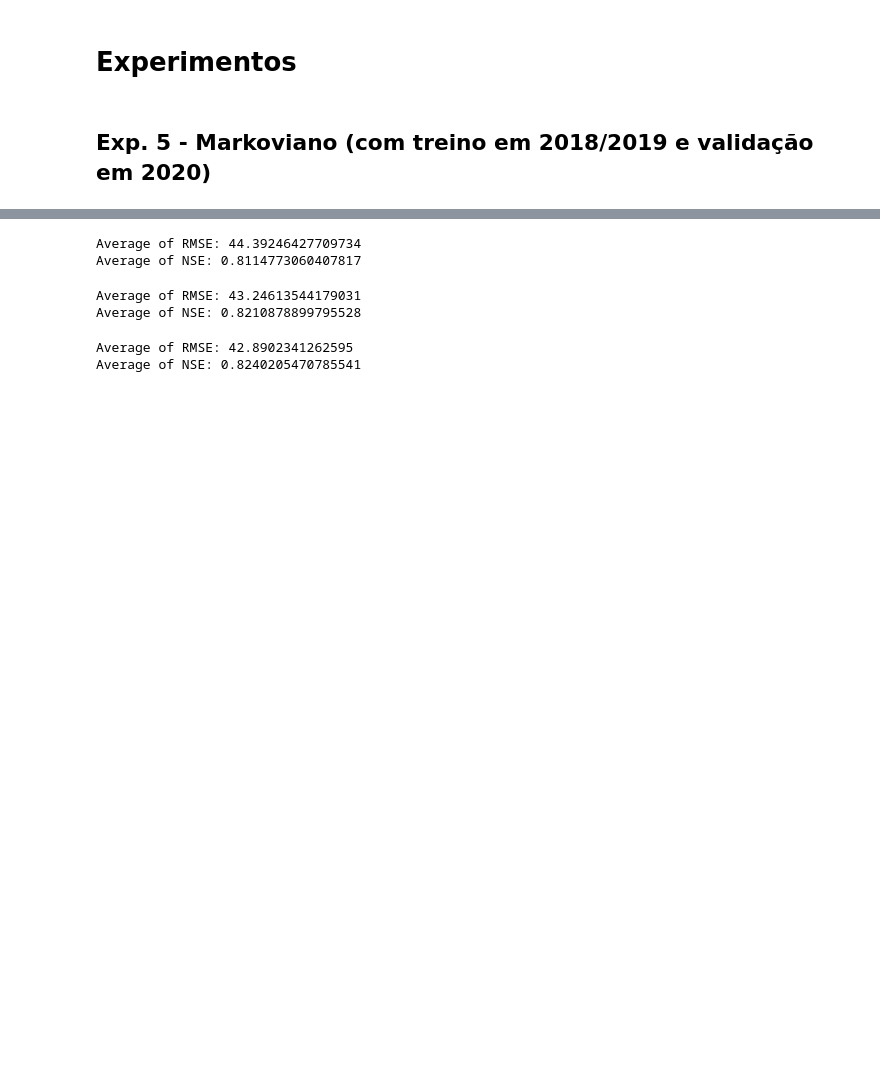
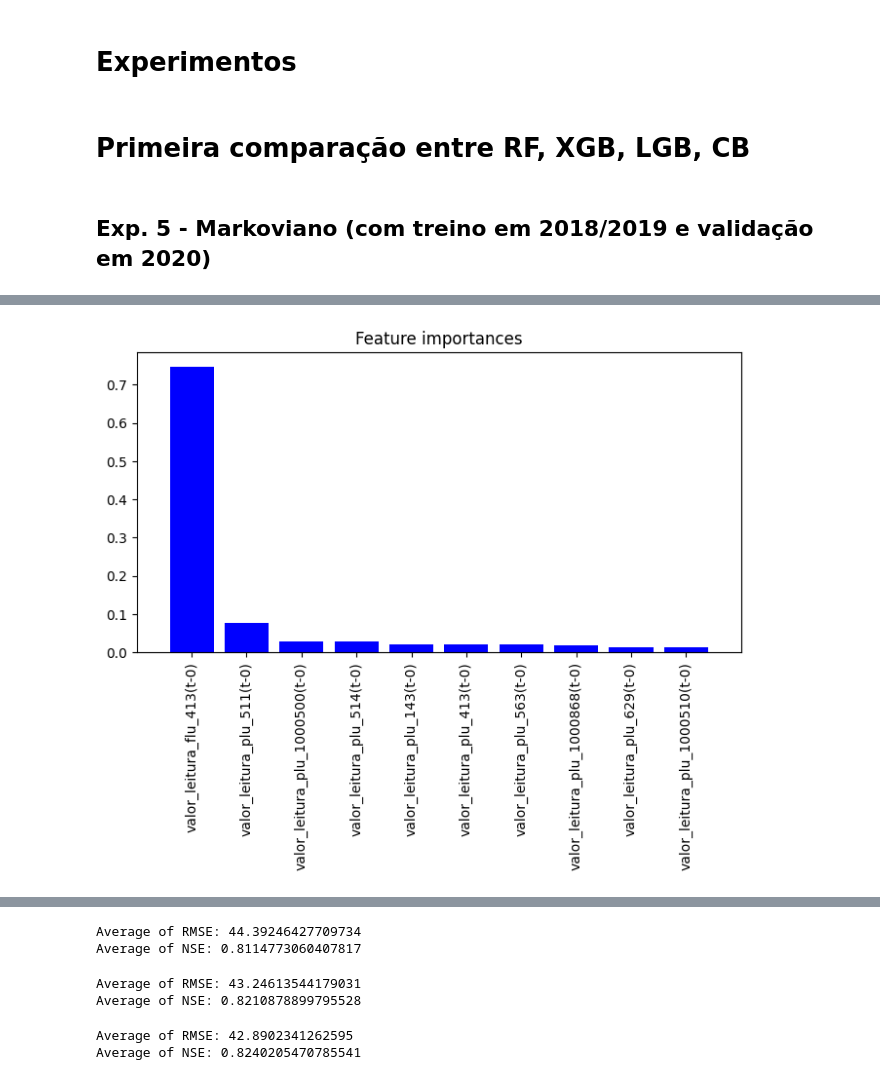
Before and after one commit to fernandolsaraiva/master, a Jupyter notebook: main.ipynb, the cells around one changed output, grey strips where cells are left out. Cells and saved outputs as stored; diff of their text form; code cells hidden in the pictures; blank space fills up the shorter version.

Commit message:
criei função para plotar feature importances e comecei a fazer análises com shap values

```diff
--- a/main.ipynb
+++ b/main.ipynb
@@ -298,5 +301,16 @@ def gerar_conjuntos(train_df,val_df,test_df,horizon=12):
+# %%
+def plot_importances(importances,feature_names,n_features_show):
+    indices = np.argsort(importances)[::-1]
+    plt.figure(figsize=(8, 4))
+    plt.title("Feature importances")
+    plt.bar(range(n_features_show), importances[indices[0:n_features_show]],
+            color="b", align="center")
+    plt.xticks(range(n_features_show), feature_names[indices[0:n_features_show]], rotation='vertical')
+    plt.xlim([-1, n_features_show])
 # %% [markdown]
 # Experimentos
+# %% [markdown]
+# Primeira comparação entre RF, XGB, LGB, CB
 # %% [markdown]
 ## Exp. 5 - Markoviano (com treino em 2018/2019 e validação em 2020)
 # %%
@@ -317,11 +331,13 @@ X_test = np.array(X_test_general[entradas])
 y_train = np.array(y_train_general.values)
 y_val = np.array(y_val_general.values)
 y_test = np.array(y_test_general.values)
+# %%
+feature_names = X_train_general[entradas].columns
 # %%
 # Random Forest
 rmse_mean = 0
 nse_mean = 0
-total_iter = 30
+total_iter = 1
 for i in range(total_iter):
     model, importances = training_rf(X_train,y_train)
     prediction, rmse, nse = predictions(X_train,y_train,X_val,y_val,model)
@@ -332,4 +348,5 @@ rmse_mean = rmse_mean/total_iter
 nse_mean = nse_mean/total_iter
 print('Average of RMSE:', rmse_mean)
 print('Average of NSE:',nse_mean)
+plot_importances(importances,feature_names,n_features_show = 10)
 # %% [output]
@@ -337,0 +355 @@ Average of NSE: 0.8098126842417245
+[figure, added]
```
Also changed, not shown: parts of 26 cells of this notebook.
